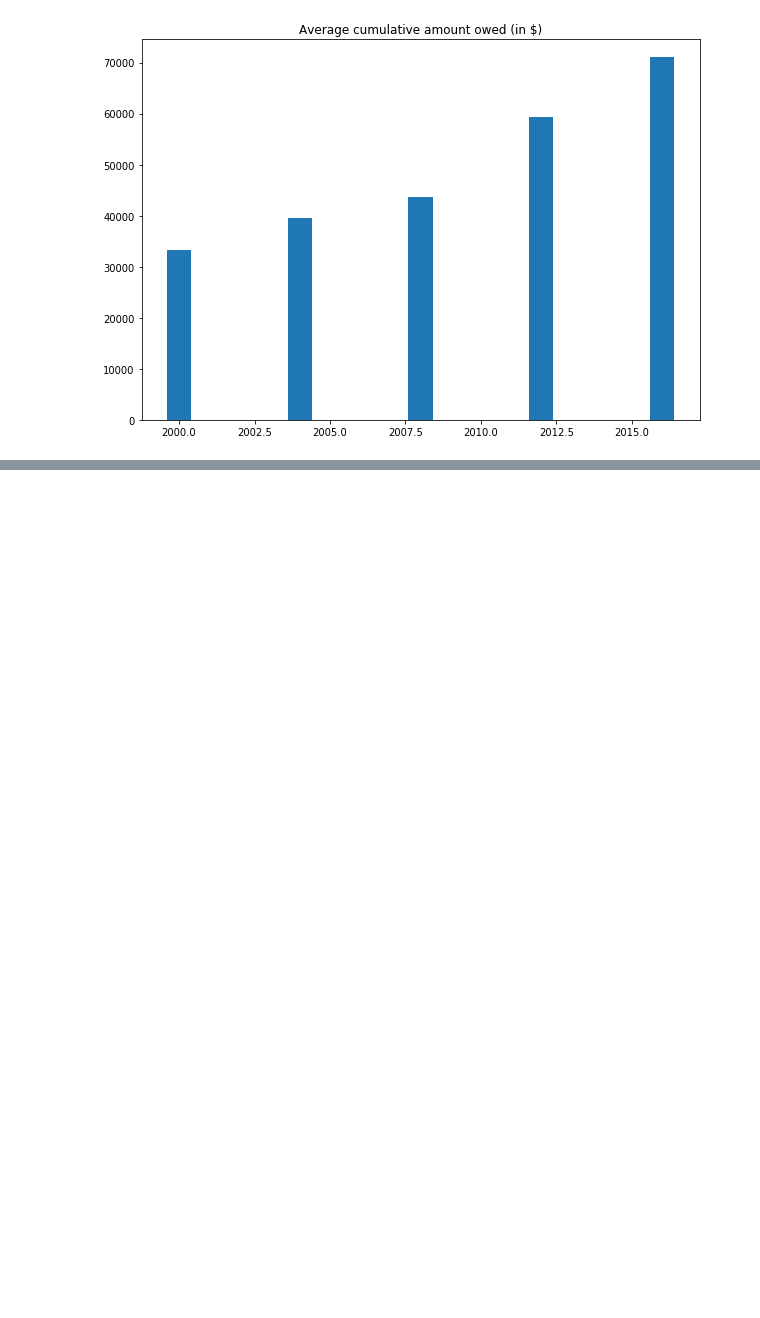
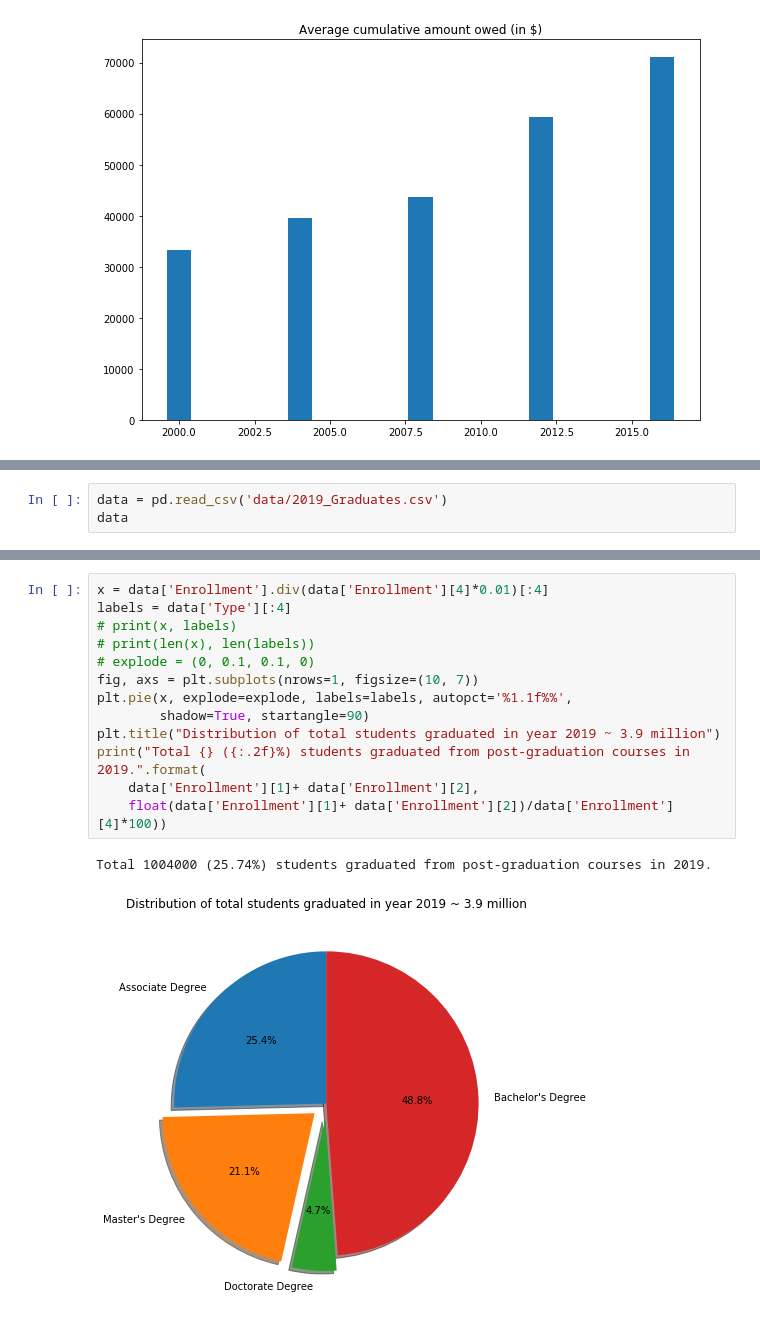
Before and after one commit to YJDave/cs418-s20-cs418_spring20_mighty_python, a Jupyter notebook: main.ipynb, the cells around one changed output, grey strips where cells are left out. Drawn from its saved outputs; the diff is of its cells as text; blank space fills up the shorter version.

Commit message:
WIP: Add current 2019 year data.

```diff
--- a/main.ipynb
+++ b/main.ipynb
@@ -159,0 +179,3 @@ Text(0.5, 1.0, 'Average cumulative amount owed (in $)')
+# %%
+data = pd.read_csv('data/2019_Graduates.csv')
+data
@@ -159,0 +189,16 @@ Text(0.5, 1.0, 'Average cumulative amount owed (in $)')
+# %%
+x = data['Enrollment'].div(data['Enrollment'][4]*0.01)[:4]
+labels = data['Type'][:4]
+# print(x, labels)
+# print(len(x), len(labels))
+# explode = (0, 0.1, 0.1, 0)
+fig, axs = plt.subplots(nrows=1, figsize=(10, 7))
+plt.pie(x, explode=explode, labels=labels, autopct='%1.1f%%',
+        shadow=True, startangle=90)
+plt.title("Distribution of total students graduated in year 2019 ~ 3.9 million")
+print("Total {} ({:.2f}%) students graduated from post-graduation courses in 2019.".format(
+    data['Enrollment'][1]+ data['Enrollment'][2],
+    float(data['Enrollment'][1]+ data['Enrollment'][2])/data['Enrollment'][4]*100))
+# %% [output]
+Total 1004000 (25.74%) students graduated from post-graduation courses in 2019.
+[figure, added]
```
Also changed, not shown: parts of 3 cells of this notebook, 2 other files.
